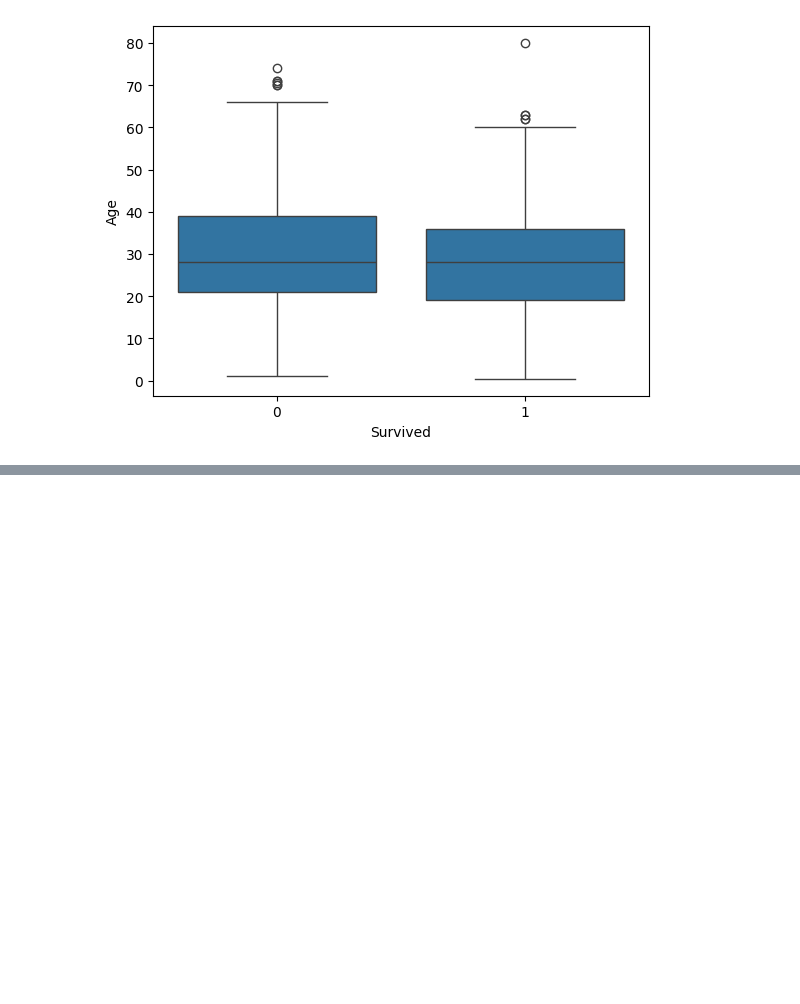
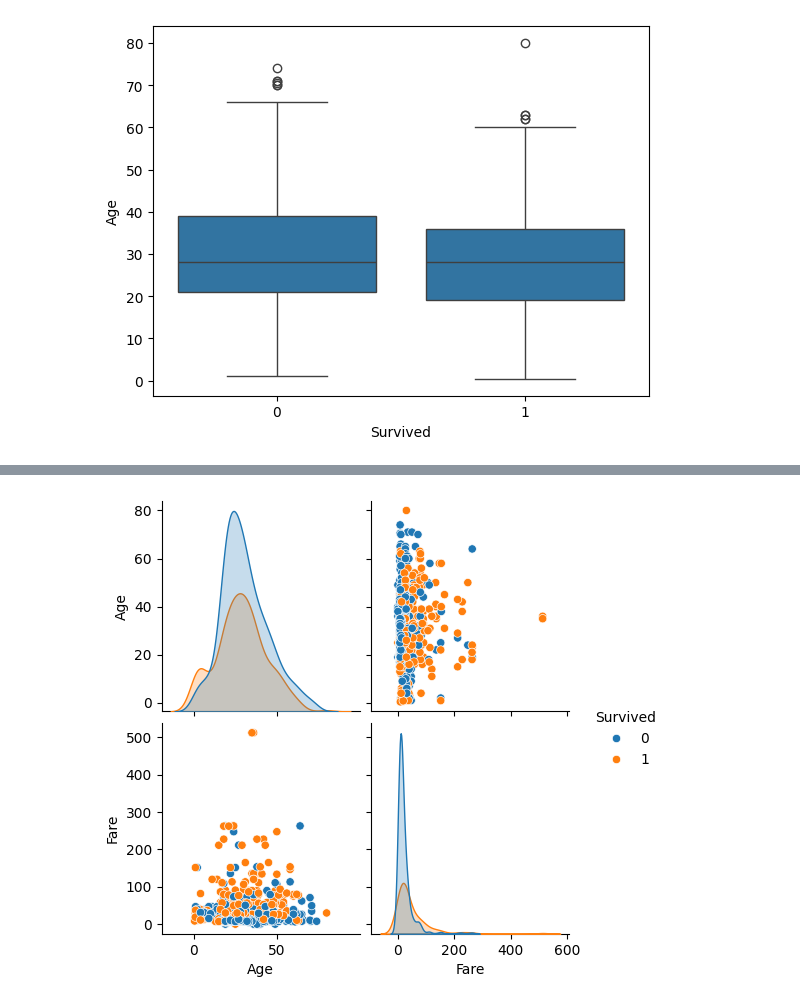
Before and after one commit to Shivam2048/Titanic-EDA, a Jupyter notebook: Titanic_EDA.ipynb, the cells around one changed output, grey strips where cells are left out. Saved outputs shown, nothing was run; the diff lists cells and outputs as text; code cells hidden in the pictures; blank space fills up the shorter version.

```diff
--- a/Titanic_EDA.ipynb
+++ b/Titanic_EDA.ipynb
@@ -119,0 +126,5 @@ sns.boxplot(x='Survived', y='Age', data=df,)
+# %%
+sns.pairplot(df[['Age', 'Fare', 'Survived']], hue='Survived')
+plt.show()
+# %% [output]
+[figure, added]
```
Also changed, not shown: parts of 5 cells of this notebook.
